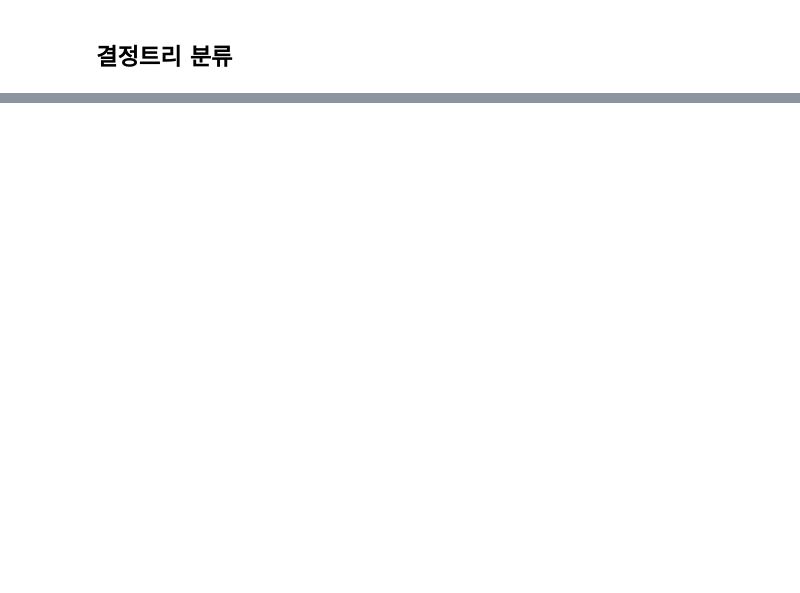
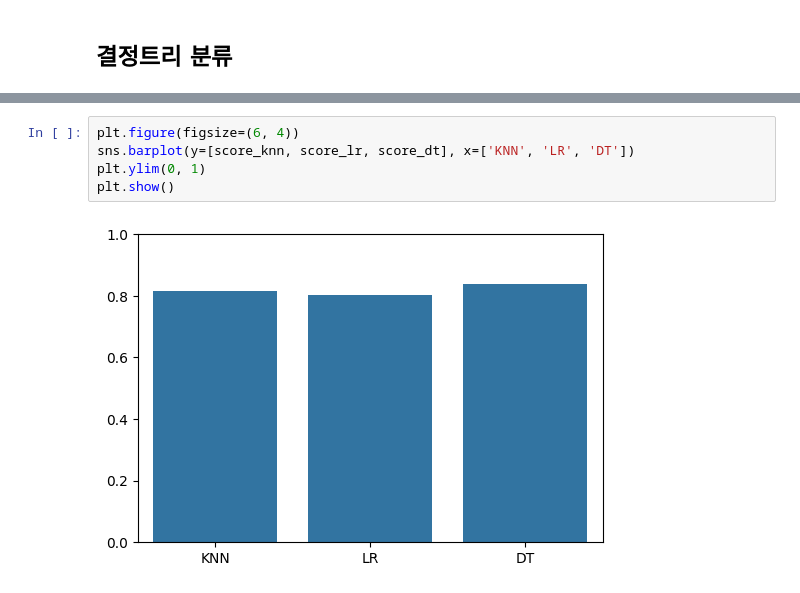
Before and after one commit to verba-neo/gaida-1, a Jupyter notebook: ML/titanic.ipynb, the cells around one changed output, grey strips where cells are left out. Cells and saved outputs as stored; diff of their text form; blank space fills up the shorter version.

```diff
--- a/ML/titanic.ipynb
+++ b/ML/titanic.ipynb
@@ -40,0 +103,7 @@ from sklearn.experimental import enable_iterative_imputer
+# %%
+plt.figure(figsize=(6, 4))
+sns.barplot(y=[score_knn, score_lr, score_dt], x=['KNN', 'LR', 'DT'])
+plt.ylim(0, 1)
+plt.show()
+# %% [output]
+[figure, added]
```
Also changed, not shown: parts of 6 cells of this notebook, 1 other file.
